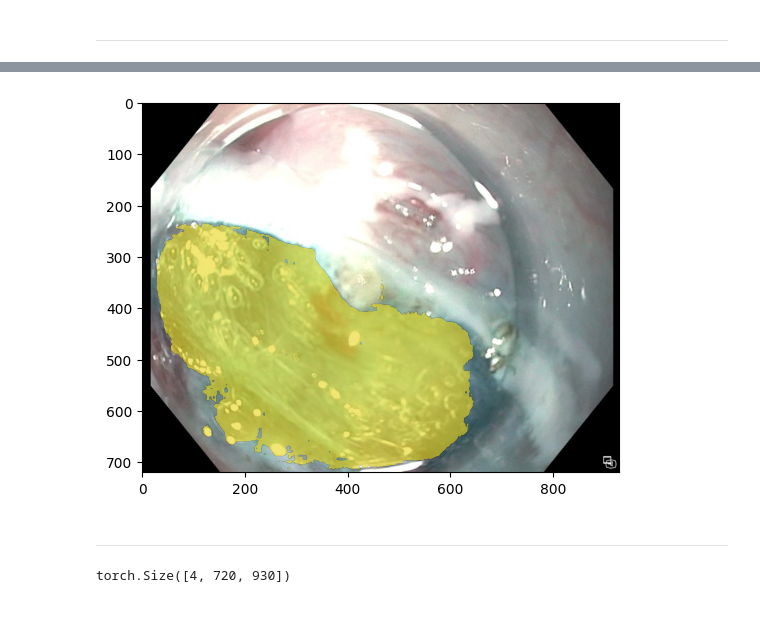
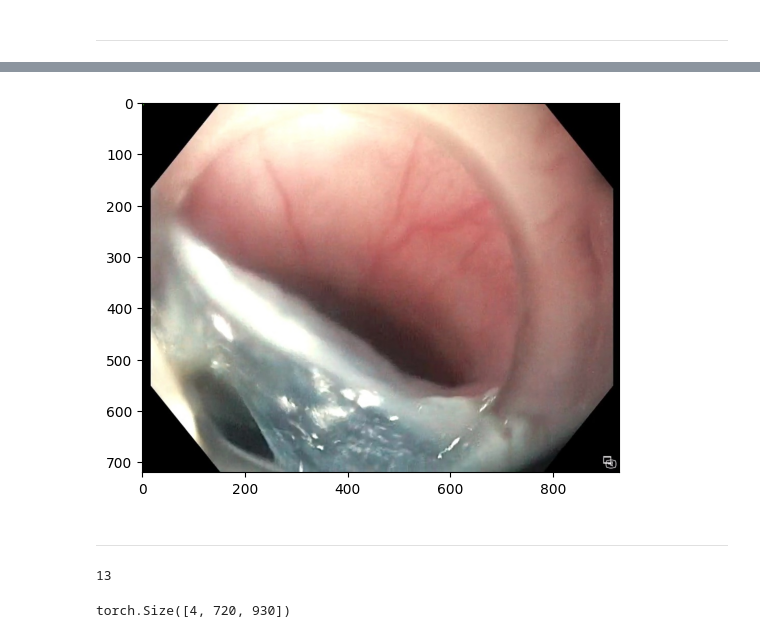
Before and after one commit to NamanChhibbar/BM5020-Project, a Jupyter notebook: annotation.ipynb, the cells around one changed output, grey strips where cells are left out. Cells and saved outputs as stored; diff of their text form; code cells hidden in the pictures.

```diff
--- a/annotation.ipynb
+++ b/annotation.ipynb
@@ -92,14 +98,18 @@ plt.show()
-# %%
-show_ind = 2
-plt.imshow(image)
-show_mask(masks[show_ind].cpu().numpy(), plt.gca(), random_color=True)
-plt.show()
-# %% [output]
-[figure, removed]
 # %%
 all_masks[filename] = masks.squeeze().argmax(0).cpu()
+# %%
+show_ind = 3
+plt.imshow(image)
+show_mask(masks[show_ind].cpu().numpy(), plt.gca(), random_color=True)
+plt.show()
+# %% [output]
+[figure, added]
 # %% [markdown]
 ---
+# %%
+len(all_masks)
+# %% [output]
+13
 # %%
 masks.squeeze().shape
 # %% [output]
```
Also changed, not shown: parts of 6 cells of this notebook, 26 other files.
